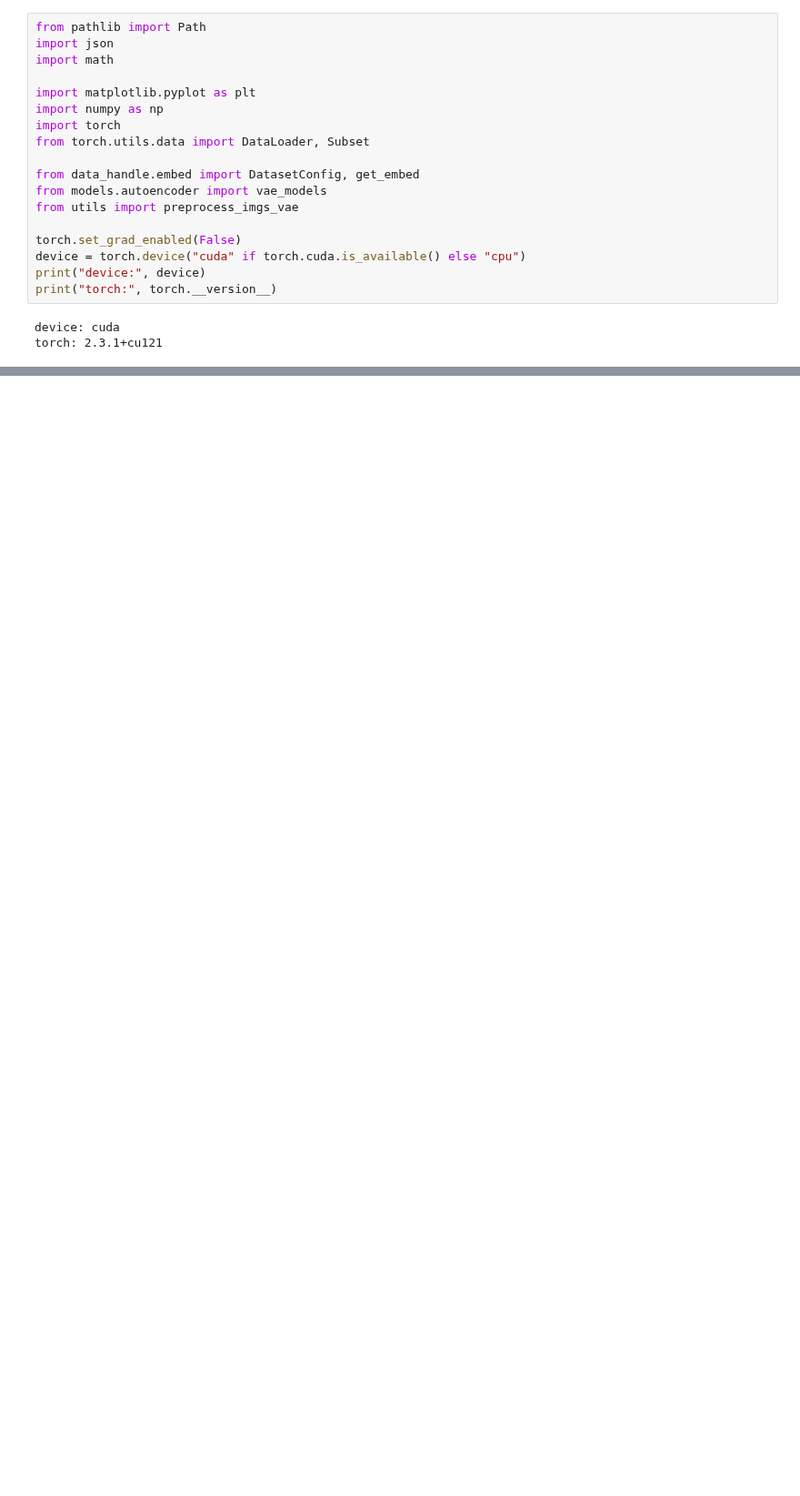
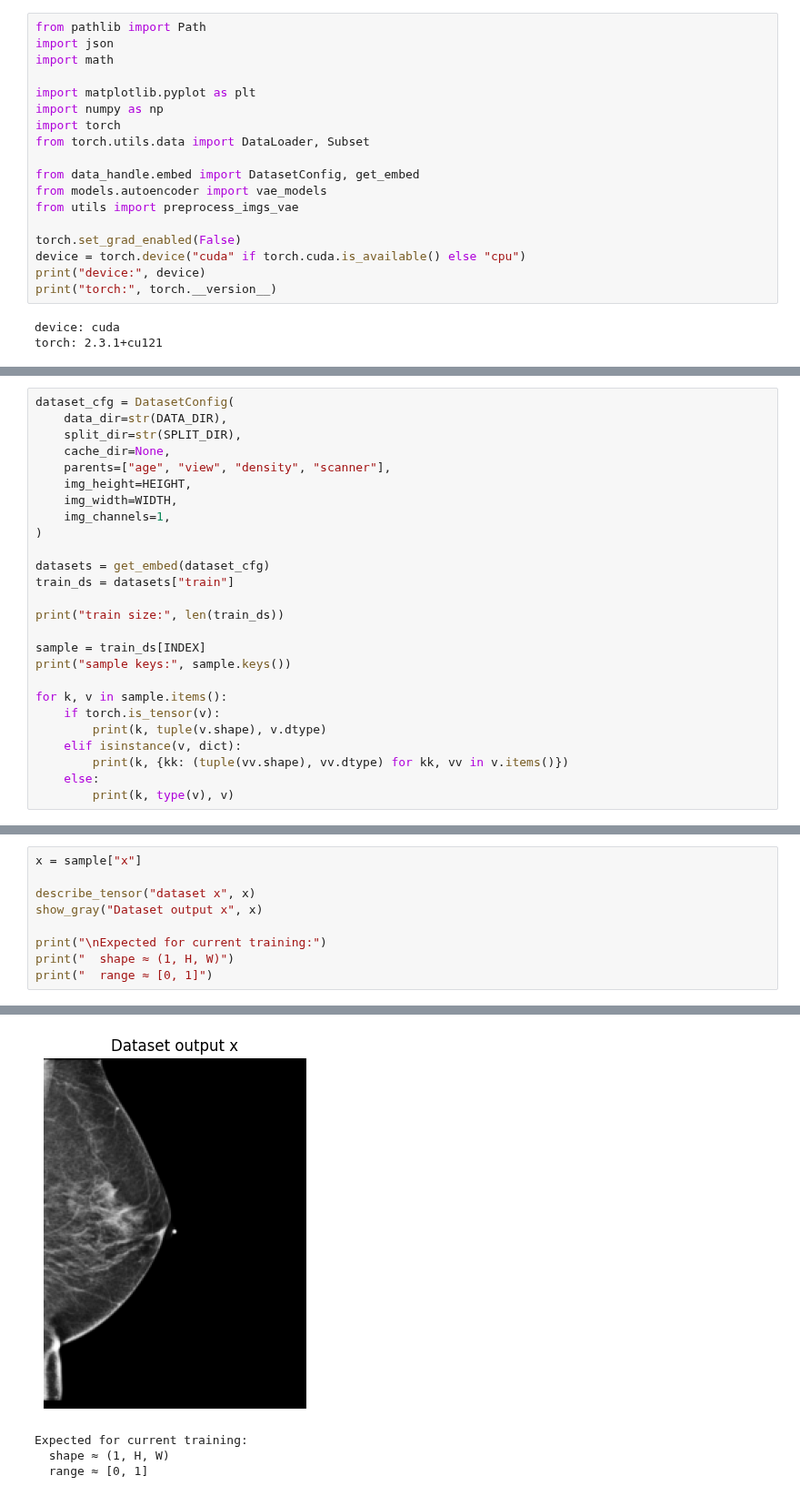
Before and after one commit to xiat0616/REPA-E, a Jupyter notebook: debug.ipynb, the cells around one changed output, grey strips where cells are left out. Shown at 91% size. Cells and saved outputs as stored; diff of their text form; blank space fills up the shorter version.

```diff
--- a/debug.ipynb
+++ b/debug.ipynb
@@ -43,0 +103,26 @@ print("VAE_CKPT  :", VAE_CKPT)
+# %%
+dataset_cfg = DatasetConfig(
+    data_dir=str(DATA_DIR),
+    split_dir=str(SPLIT_DIR),
+    cache_dir=None,
+    parents=["age", "view", "density", "scanner"],
+    img_height=HEIGHT,
+    img_width=WIDTH,
+    img_channels=1,
+)
+
+datasets = get_embed(dataset_cfg)
+train_ds = datasets["train"]
+
+print("train size:", len(train_ds))
+
+sample = train_ds[INDEX]
+print("sample keys:", sample.keys())
+
+for k, v in sample.items():
+    if torch.is_tensor(v):
+        print(k, tuple(v.shape), v.dtype)
+    elif isinstance(v, dict):
+        print(k, {kk: (tuple(vv.shape), vv.dtype) for kk, vv in v.items()})
+    else:
+        print(k, type(v), v)
@@ -43,0 +136,10 @@ print("VAE_CKPT  :", VAE_CKPT)
+# %%
+x = sample["x"]
+
+describe_tensor("dataset x", x)
+show_gray("Dataset output x", x)
+
+print("\nExpected for current training:")
+print("  shape ≈ (1, H, W)")
+print("  range ≈ [0, 1]")
+# %% [output]
@@ -43,0 +153,4 @@ print("VAE_CKPT  :", VAE_CKPT)
+[figure, added]
+Expected for current training:
+  shape ≈ (1, H, W)
+  range ≈ [0, 1]
```
Also changed, not shown: parts of 16 cells of this notebook, 5 other files.
